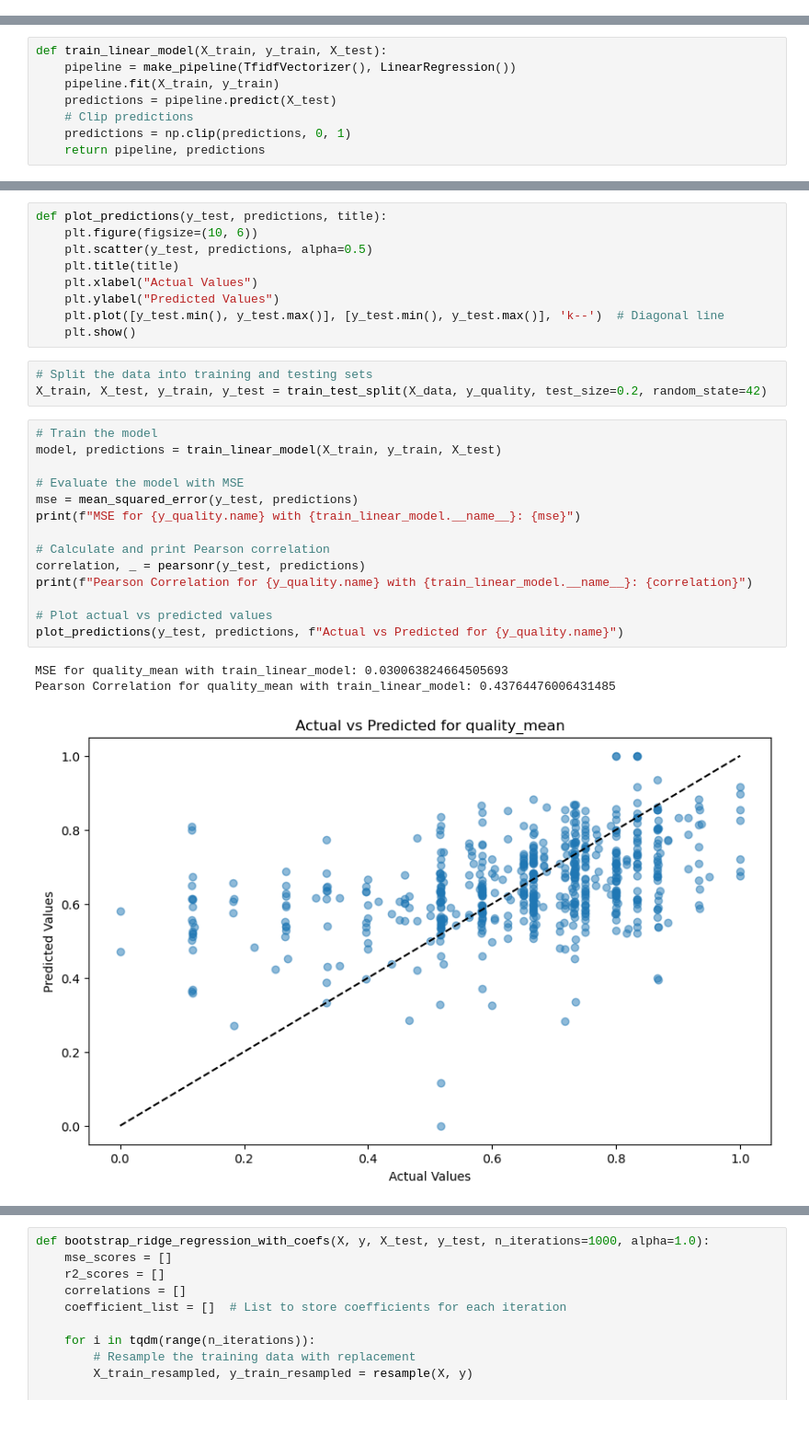
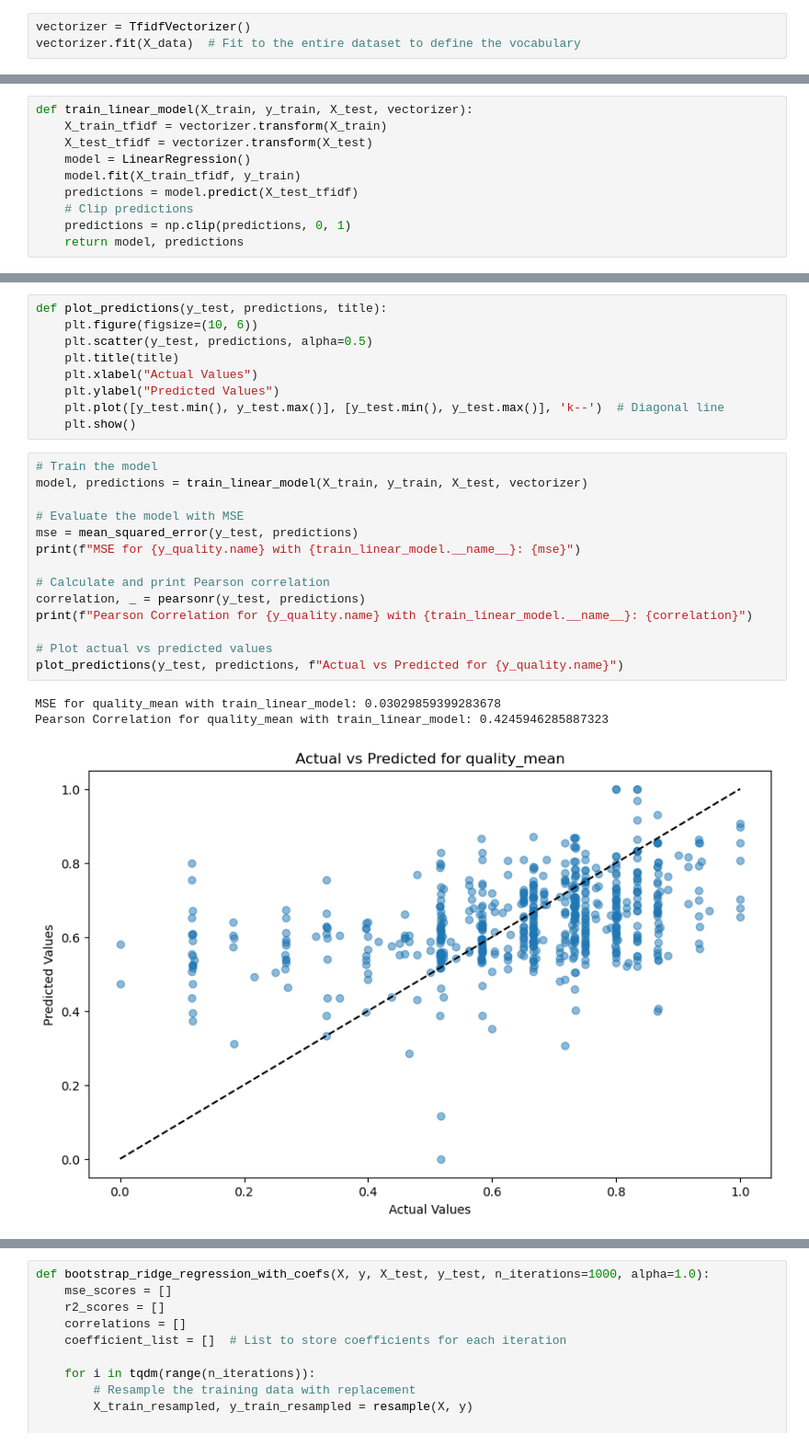
Before and after one commit to Socially-Embedded-Lab/WebSearcher, a Jupyter notebook: parse_html.ipynb, the cells around one changed output, grey strips where cells are left out. Shown: that part at 92% size. Drawn from its saved outputs; the diff is of its cells as text.

```diff
--- a/parse_html.ipynb
+++ b/parse_html.ipynb
@@ -208,0 +214,3 @@ y_accessibility = combined_df['accessibility_mean']
+# %%
+vectorizer = TfidfVectorizer()
+vectorizer.fit(X_data)  # Fit to the entire dataset to define the vocabulary
@@ -209,11 +219,13 @@ y_accessibility = combined_df['accessibility_mean']
 # %%
-def train_linear_model(X_train, y_train, X_test):
-    pipeline = make_pipeline(TfidfVectorizer(), LinearRegression())
-    pipeline.fit(X_train, y_train)
-    predictions = pipeline.predict(X_test)
+def train_linear_model(X_train, y_train, X_test, vectorizer):
+    X_train_tfidf = vectorizer.transform(X_train)
+    X_test_tfidf = vectorizer.transform(X_test)
+    model = LinearRegression()
+    model.fit(X_train_tfidf, y_train)
+    predictions = model.predict(X_test_tfidf)
     # Clip predictions
     predictions = np.clip(predictions, 0, 1)
-    return pipeline, predictions
+    return model, predictions
 # %%
 # def train_ridge_model(X_train, y_train, X_test, alpha=1.0):
 #     pipeline = make_pipeline(TfidfVectorizer(), Ridge(alpha=alpha))
@@ -272,26 +276,23 @@ def plot_predictions(y_test, predictions, title):
     plt.ylabel("Predicted Values")
     plt.plot([y_test.min(), y_test.max()], [y_test.min(), y_test.max()], 'k--')  # Diagonal line
     plt.show()
-# %%
-# Split the data into training and testing sets
-X_train, X_test, y_train, y_test = train_test_split(X_data, y_quality, test_size=0.2, random_state=42)
 # %%
 # Train the model
-model, predictions = train_linear_model(X_train, y_train, X_test)
+model, predictions = train_linear_model(X_train, y_train, X_test, vectorizer)
 
 # Evaluate the model with MSE
 mse = mean_squared_error(y_test, predictions)
 print(f"MSE for {y_quality.name} with {train_linear_model.__name__}: {mse}")
 
 # Calculate and print Pearson correlation
 correlation, _ = pearsonr(y_test, predictions)
 print(f"Pearson Correlation for {y_quality.name} with {train_linear_model.__name__}: {correlation}")
 
 # Plot actual vs predicted values
 plot_predictions(y_test, predictions, f"Actual vs Predicted for {y_quality.name}")
 # %% [output]
-MSE for quality_mean with train_linear_model: 0.030063824664505693
-Pearson Correlation for quality_mean with train_linear_model: 0.43764476006431485
+MSE for quality_mean with train_linear_model: 0.03029859399283678
+Pearson Correlation for quality_mean with train_linear_model: 0.4245946285887323
-[figure, old version]
+[figure, new version]
 # %%
 # Train the model
```
Also changed, not shown: parts of 14 cells of this notebook, 2 other files.
